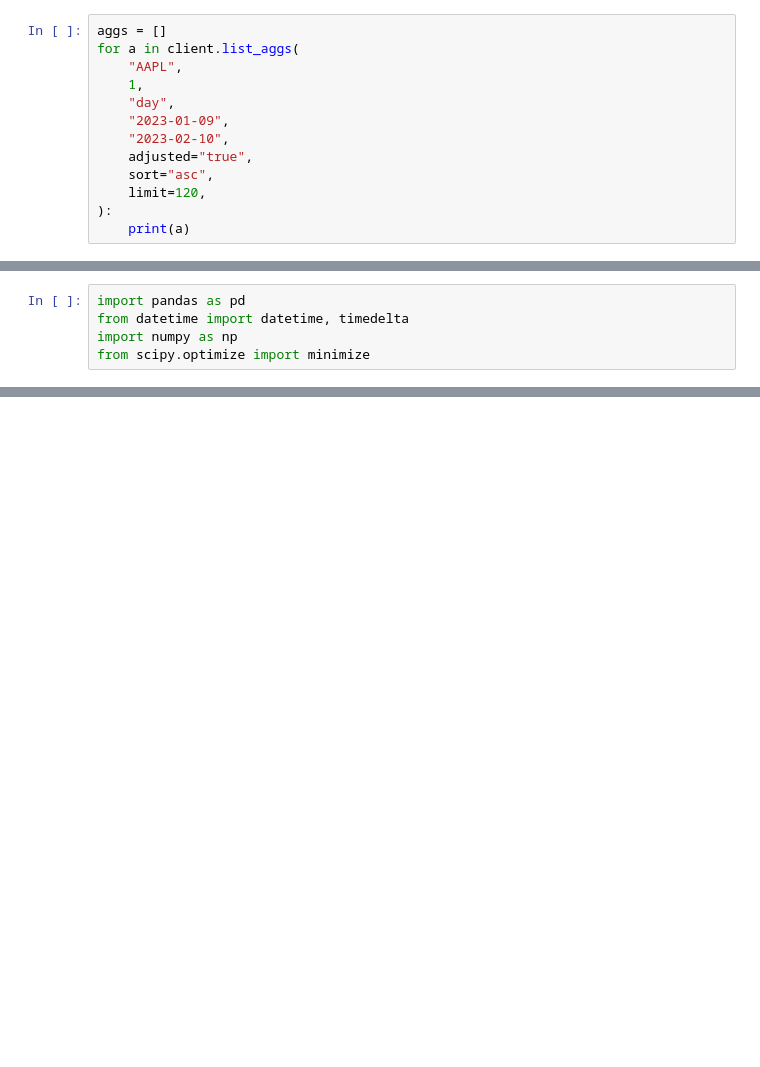
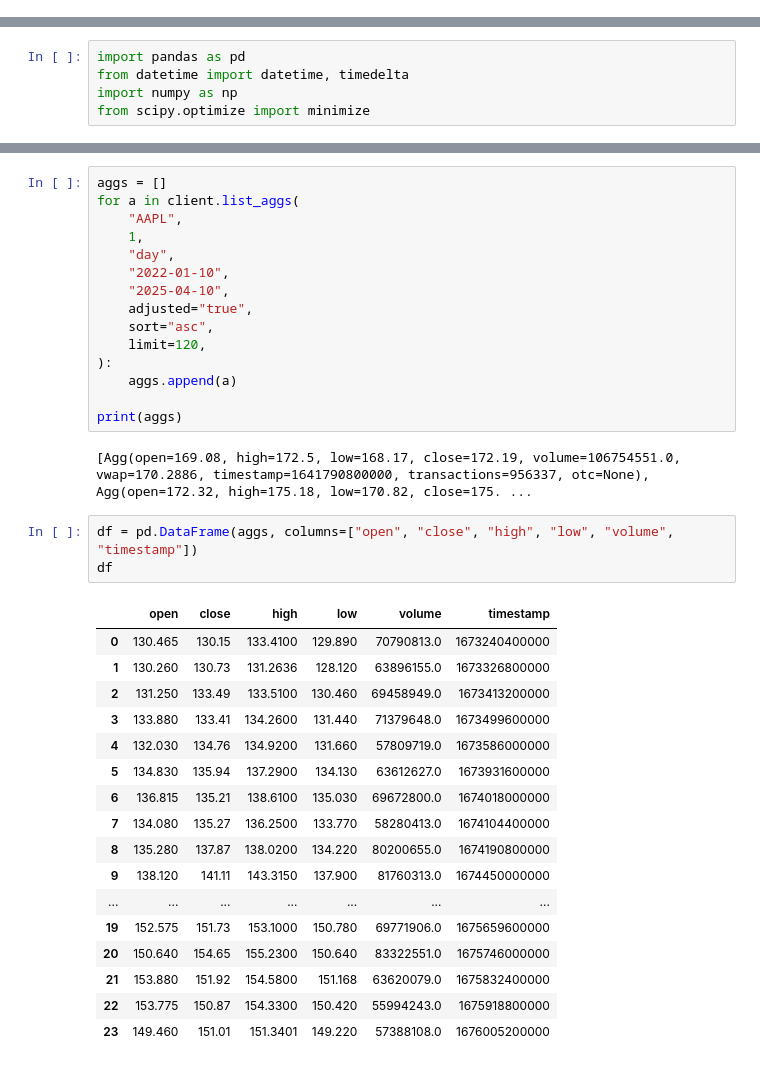
Before and after one commit to royarnob/Binomial, a Jupyter notebook: port_opt.ipynb, the cells around one changed output, grey strips where cells are left out. Saved outputs shown, nothing was run; the diff lists cells and outputs as text; blank space fills up the shorter version.

```diff
--- a/port_opt.ipynb
+++ b/port_opt.ipynb
@@ -51,16 +51,3 @@ for i in get_tickers_obj:
 print(tickers)
 # %% [output]
 ['A', 'AA', 'AAA', 'AAAU', 'AACB', 'AACBR', 'AACBU', 'AACG', 'AACT', 'AACT.U', 'AACT.WS', 'AADR', 'AAL', 'AAM', 'AAM.U', 'AAM.WS', 'AAME', 'AAMI', 'AAOI', 'AAON', 'AAP', 'AAPB', 'AAPD', 'AAPG', 'AAPL' ...
-# %%
-aggs = []
-for a in client.list_aggs(
-    "AAPL",
-    1,
-    "day",
-    "2023-01-09",
-    "2023-02-10",
-    adjusted="true",
-    sort="asc",
-    limit=120,
-):
-    print(a)
@@ -121,0 +84,38 @@ The End DateTime is:  2020-04-14 18:20:48.526644
+# %%
+aggs = []
+for a in client.list_aggs(
+    "AAPL",
+    1,
+    "day",
+    "2022-01-10",
+    "2025-04-10",
+    adjusted="true",
+    sort="asc",
+    limit=120,
+):
+    aggs.append(a)
+
+print(aggs)
+# %% [output]
+[Agg(open=169.08, high=172.5, low=168.17, close=172.19, volume=106754551.0, vwap=170.2886, timestamp=1641790800000, transactions=956337, otc=None), Agg(open=172.32, high=175.18, low=170.82, close=175. ...
+# %%
+df = pd.DataFrame(aggs, columns=["open", "close", "high", "low", "volume", "timestamp"])
+df
+# %% [output]
+|  | open | close | high | low | volume | timestamp |
+| 0 | 130.465 | 130.15 | 133.4100 | 129.890 | 70790813.0 | 1673240400000 |
+| 1 | 130.260 | 130.73 | 131.2636 | 128.120 | 63896155.0 | 1673326800000 |
+| 2 | 131.250 | 133.49 | 133.5100 | 130.460 | 69458949.0 | 1673413200000 |
+| 3 | 133.880 | 133.41 | 134.2600 | 131.440 | 71379648.0 | 1673499600000 |
+| 4 | 132.030 | 134.76 | 134.9200 | 131.660 | 57809719.0 | 1673586000000 |
+| 5 | 134.830 | 135.94 | 137.2900 | 134.130 | 63612627.0 | 1673931600000 |
+| 6 | 136.815 | 135.21 | 138.6100 | 135.030 | 69672800.0 | 1674018000000 |
+| 7 | 134.080 | 135.27 | 136.2500 | 133.770 | 58280413.0 | 1674104400000 |
+| 8 | 135.280 | 137.87 | 138.0200 | 134.220 | 80200655.0 | 1674190800000 |
+| 9 | 138.120 | 141.11 | 143.3150 | 137.900 | 81760313.0 | 1674450000000 |
+| ... | ... | ... | ... | ... | ... | ... |
+| 19 | 152.575 | 151.73 | 153.1000 | 150.780 | 69771906.0 | 1675659600000 |
+| 20 | 150.640 | 154.65 | 155.2300 | 150.640 | 83322551.0 | 1675746000000 |
+| 21 | 153.880 | 151.92 | 154.5800 | 151.168 | 63620079.0 | 1675832400000 |
+| 22 | 153.775 | 150.87 | 154.3300 | 150.420 | 55994243.0 | 1675918800000 |
+| 23 | 149.460 | 151.01 | 151.3401 | 149.220 | 57388108.0 | 1676005200000 |
```
Also changed, not shown: parts of 5 cells of this notebook, 1 other file.
